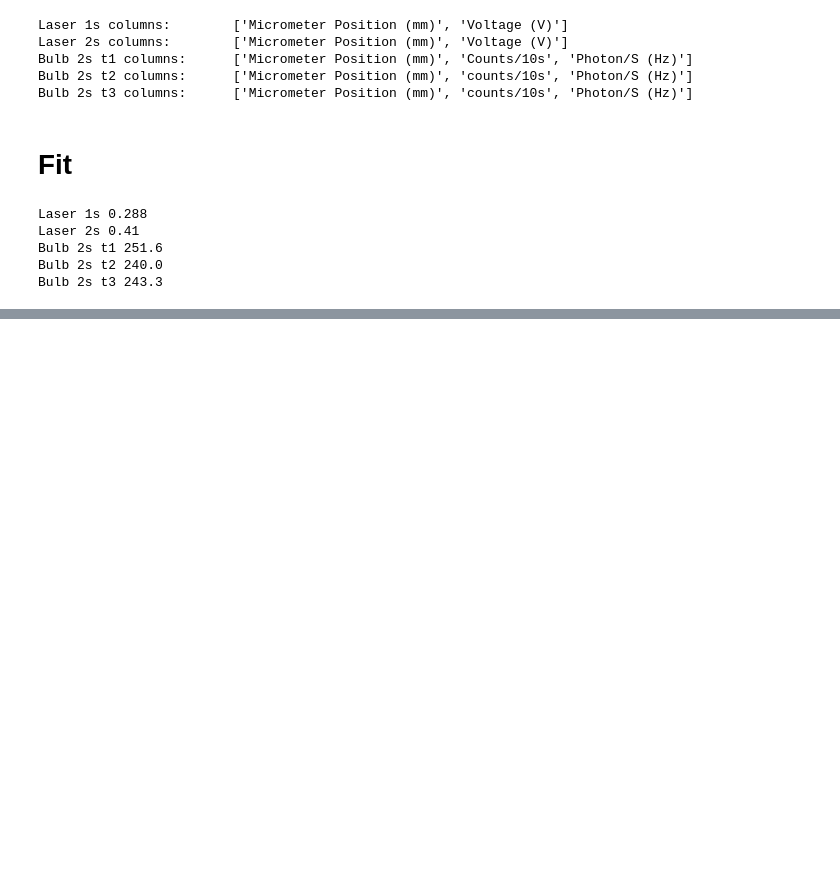
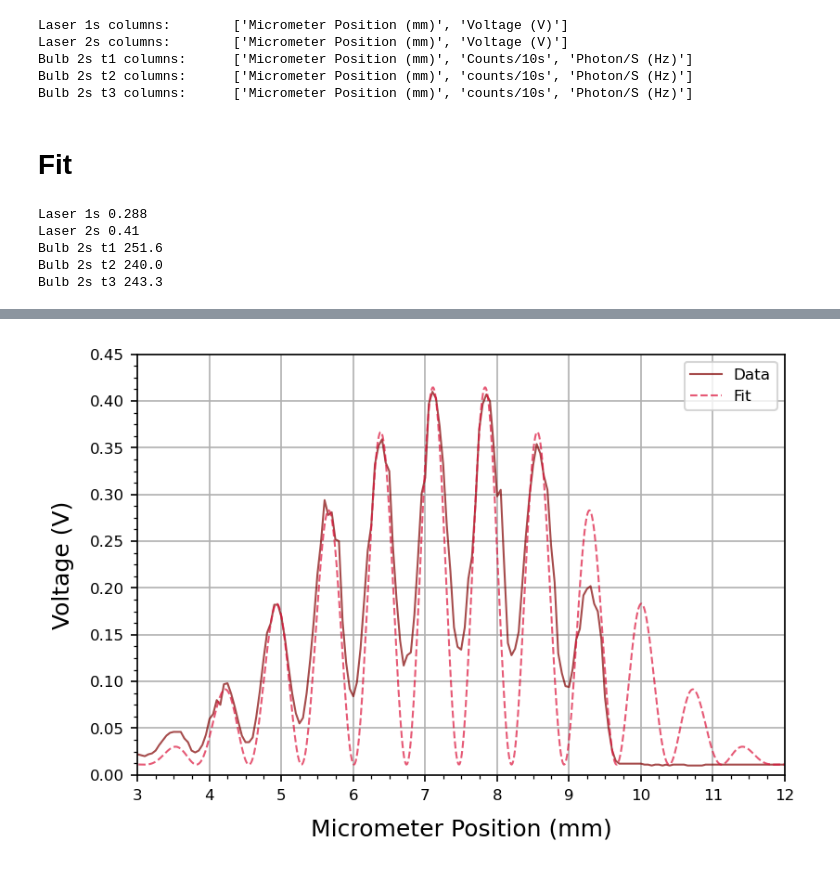
Before and after one commit to parallax-xallaraq/PHSX616, a Jupyter notebook: Lab1 - Two Slit Interference/Code/Fitting.ipynb, the cells around one changed output, grey strips where cells are left out. Saved outputs shown, nothing was run; the diff lists cells and outputs as text; code cells hidden in the pictures; blank space fills up the shorter version.

Commit message:
fit laser 2s!

```diff
--- a/Lab1 - Two Slit Interference/Code/Fitting.ipynb
+++ b/Lab1 - Two Slit Interference/Code/Fitting.ipynb
@@ -92,6 +77,3 @@ Laser 2s 0.41
 Bulb 2s t1 251.6
 Bulb 2s t2 240.0
 Bulb 2s t3 243.3
-# %%
-def I(x, I0, alp, bet) :
-    return I0 * (np.cos(x*bet))**2 * (np.sin(x*alp) / (x*alp))**2
@@ -139,0 +80,44 @@ myplt.PlotMultiXY(
+# %%
+def GetXShift(tables, experimentKey, xKey, yKey) :
+    return tables[experimentKey][xKey] [ # get x position of maximum
+            np.where(
+                tables[experimentKey][yKey] == max(tables[experimentKey][yKey]) # get index of maximum
+            ) [0]
+        ]
+
+def GetYShift(tables, experimentKey, yKey) :
+    return tables[experimentKey][yKey] [0] # assumes edge is noise
+# %%
+def GetX(range=(-5.5, 5.5)) :
+    return np.linspace(range[0], range[1], 1000)
+
+def Envelope(x, I0, beta) :
+    return I0 * (np.cos(x*beta))**2
+
+def Interference(x, I0, alpha) :
+    return I0 * (np.sin(x*alpha))**2
+
+def I(x, I0, alpha, beta) :
+    return I0 * (np.cos(x*beta))**2 * (np.sin(x*alpha))**2
+# %%
+tables['Laser 2s']['Alpha'] = 4.3
+tables['Laser 2s']['Beta']  = 0.34
+xfit = GetX()
+yfit = I(xfit, tables['Laser 2s']['I0'], tables['Laser 2s']['Alpha'], tables['Laser 2s']['Beta'])
+
+myplt.PlotMultiXY(
+    x = [   tables['Laser 2s']['Micrometer Position (mm)'],
+            xfit + GetXShift(tables, 'Laser 2s', 'Micrometer Position (mm)', 'Voltage (V)') + 0.37 ],
+    y = [   tables['Laser 2s']['Voltage (V)'],
+            yfit + GetYShift(tables, 'Laser 2s', 'Voltage (V)') ],
+    color   = [ 'maroon', 'crimson' ],
+    linestyle = ['-','--'],
+    legend  = [ 'Data', 'Fit' ],
+    xlab    = 'Micrometer Position (mm)',
+    ylab    = 'Voltage (V)',
+    xlim    = [ 3, 12 ],
+    ylim    = [ 0, 0.45 ],
+    fileName = path_fig + 'Fit_Laser2s.png'
+)
+# %% [output]
+[figure, added]
```
Also changed, not shown: parts of 2 cells of this notebook, 3 other files.
